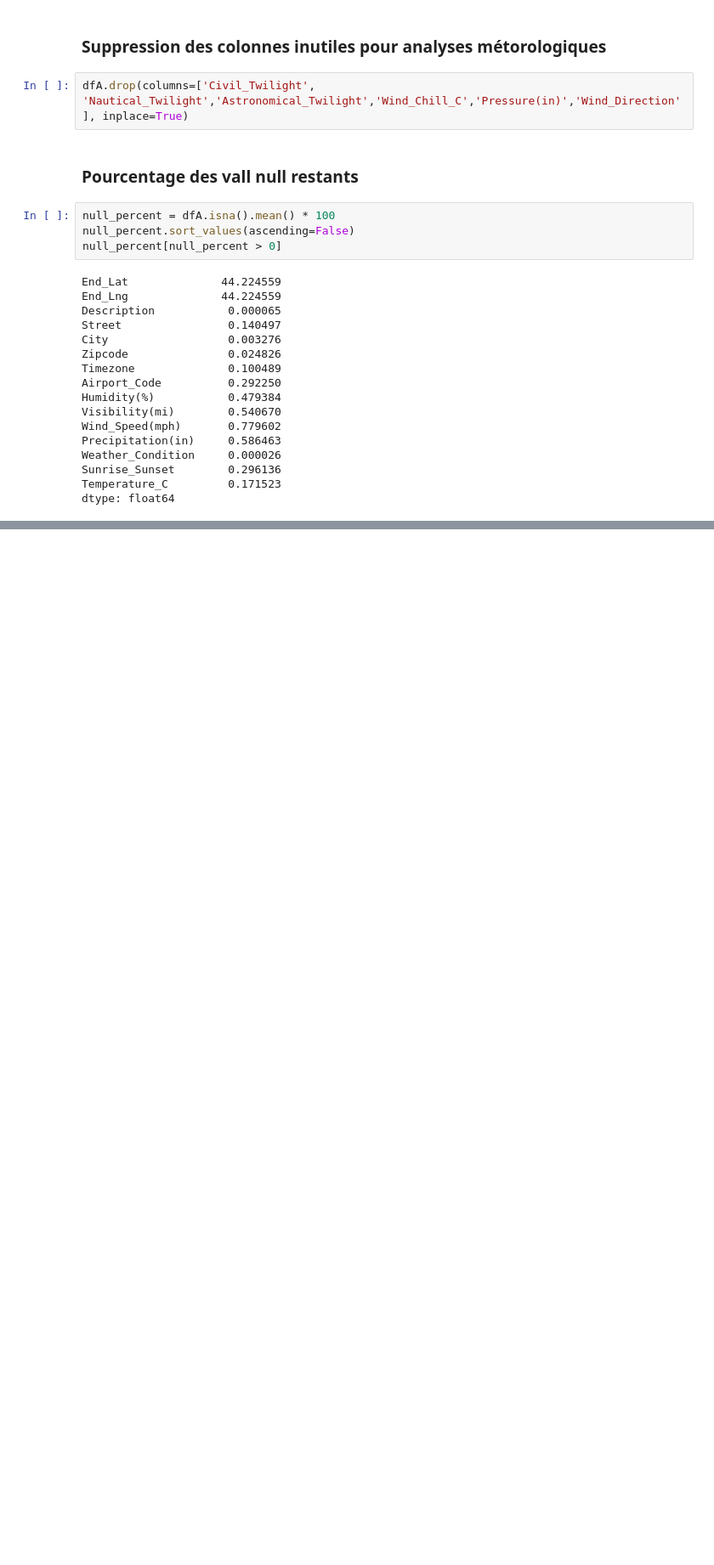
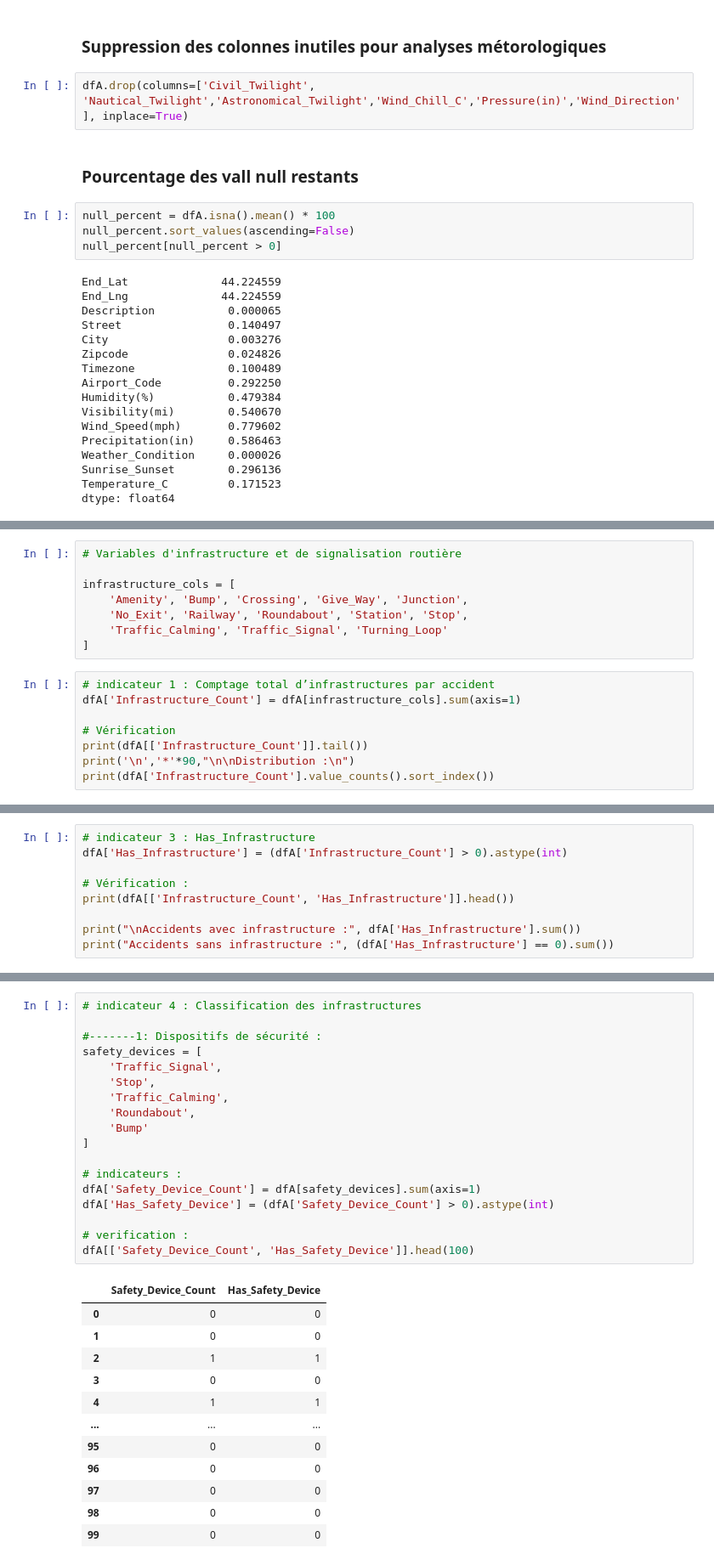
Before and after one commit to zinebettahery/US-Accidents, a Jupyter notebook: notebooks/EDA.ipynb, the cells around one changed output, grey strips where cells are left out. Shown at 85% size. Cells and saved outputs as stored; diff of their text form; blank space fills up the shorter version.

```diff
--- a/notebooks/EDA.ipynb
+++ b/notebooks/EDA.ipynb
@@ -1652,0 +1671,16 @@ dtype: float64
+# %%
+# Variables d'infrastructure et de signalisation routière
+
+infrastructure_cols = [
+    'Amenity', 'Bump', 'Crossing', 'Give_Way', 'Junction',
+    'No_Exit', 'Railway', 'Roundabout', 'Station', 'Stop',
+    'Traffic_Calming', 'Traffic_Signal', 'Turning_Loop'
+]
+# %%
+# indicateur 1 : Comptage total d’infrastructures par accident
+dfA['Infrastructure_Count'] = dfA[infrastructure_cols].sum(axis=1)
+
+# Vérification
+print(dfA[['Infrastructure_Count']].tail())
+print('\n','*'*90,"\n\nDistribution :\n")
+print(dfA['Infrastructure_Count'].value_counts().sort_index())
@@ -1652,0 +1744,9 @@ dtype: float64
+# %%
+# indicateur 3 : Has_Infrastructure
+dfA['Has_Infrastructure'] = (dfA['Infrastructure_Count'] > 0).astype(int)
+
+# Vérification :
+print(dfA[['Infrastructure_Count', 'Has_Infrastructure']].head())
+
+print("\nAccidents avec infrastructure :", dfA['Has_Infrastructure'].sum())
+print("Accidents sans infrastructure :", (dfA['Has_Infrastructure'] == 0).sum())
@@ -1652,0 +1763,31 @@ dtype: float64
+# %%
+# indicateur 4 : Classification des infrastructures
+
+#-------1: Dispositifs de sécurité :
+safety_devices = [
+    'Traffic_Signal',
+    'Stop',
+    'Traffic_Calming',
+    'Roundabout',
+    'Bump'
+]
+
+# indicateurs :
+dfA['Safety_Device_Count'] = dfA[safety_devices].sum(axis=1)
+dfA['Has_Safety_Device'] = (dfA['Safety_Device_Count'] > 0).astype(int)
+
+# verification :
+dfA[['Safety_Device_Count', 'Has_Safety_Device']].head(100)
+# %% [output]
+|  | Safety_Device_Count | Has_Safety_Device |
+| 0 | 0 | 0 |
+| 1 | 0 | 0 |
+| 2 | 1 | 1 |
+| 3 | 0 | 0 |
+| 4 | 1 | 1 |
+| ... | ... | ... |
+| 95 | 0 | 0 |
+| 96 | 0 | 0 |
+| 97 | 0 | 0 |
+| 98 | 0 | 0 |
+| 99 | 0 | 0 |
```
Also changed, not shown: parts of 17 cells of this notebook.
